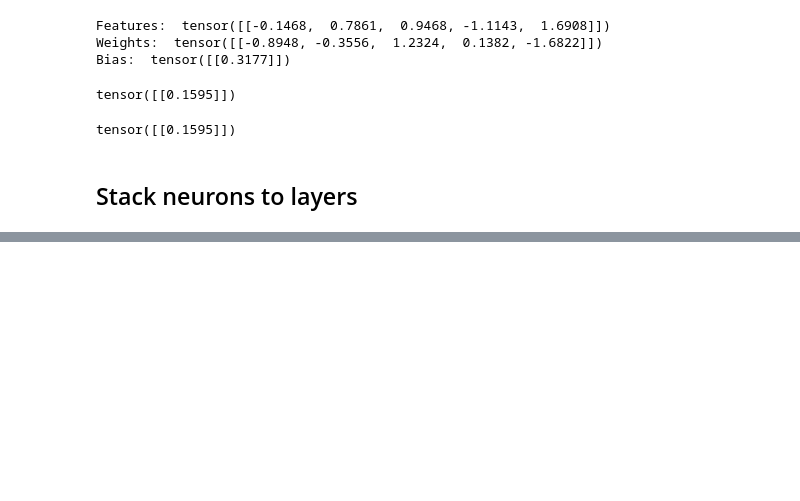
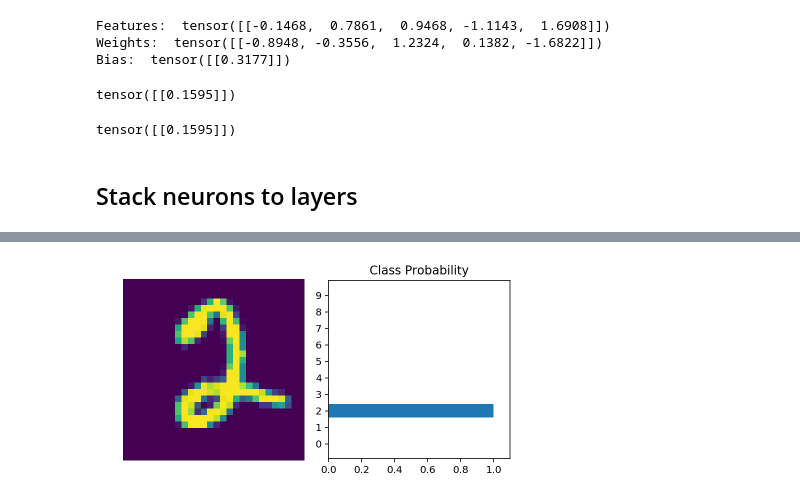
Before and after one commit to denrasulev/pytorch-sc, a Jupyter notebook: training.ipynb, the cells around one changed output, grey strips where cells are left out. Saved outputs shown, nothing was run; the diff lists cells and outputs as text; code cells hidden in the pictures; blank space fills up the shorter version.

```diff
--- a/training.ipynb
+++ b/training.ipynb
@@ -97,0 +330,37 @@ tensor([[0.0011]])
+# %%
+transform = transforms.Compose([transforms.ToTensor(),
+                              transforms.Normalize((0.5,0.5,0.5), (0.5,0.5,0.5)),
+                              ])
+
+# Download and load the training data
+trainset = datasets.MNIST('~/.pytorch/MNIST_data/', download=True, train=True, transform=transform)
+trainloader = torch.utils.data.DataLoader(trainset, batch_size=64, shuffle=True)
+# %%
+model = nn.Sequential(nn.Linear(784, 128),
+                      nn.ReLU(),
+                      nn.Linear(128, 64),
+                      nn.ReLU(),
+                      nn.Linear(64, 10),
+                      nn.LogSoftmax(dim=1))
+
+# Define the loss and optimizer
+criterion = nn.NLLLoss()
+optimizer = optim.SGD(model.parameters(), lr=0.003)
+
+epochs = 20
+for e in range(epochs):
+    running_loss = 0
+    for images, labels in trainloader:
+        images = images.view(images.shape[0], -1)
+
+        # Gradient to zero
+        optimizer.zero_grad()
+
+        output = model.forward(images)
+        loss = criterion(output, labels)
+        loss.backward()
+        optimizer.step()
+
+        running_loss += loss.item()
+    else:
+        print(f"Training loss: {running_loss / len(trainloader)}")
@@ -97,0 +388,10 @@ tensor([[0.0011]])
+# %%
+images, labels = next(iter(trainloader))
+
+img = images[0].view(1, 784)
+logps = model.forward(img)
+
+ps = torch.exp(logps)
+halper.view_classify(img.view(1, 28, 28), ps)
+# %% [output]
+[figure, added]
```
Also changed, not shown: parts of 24 cells of this notebook, 2 other files.
